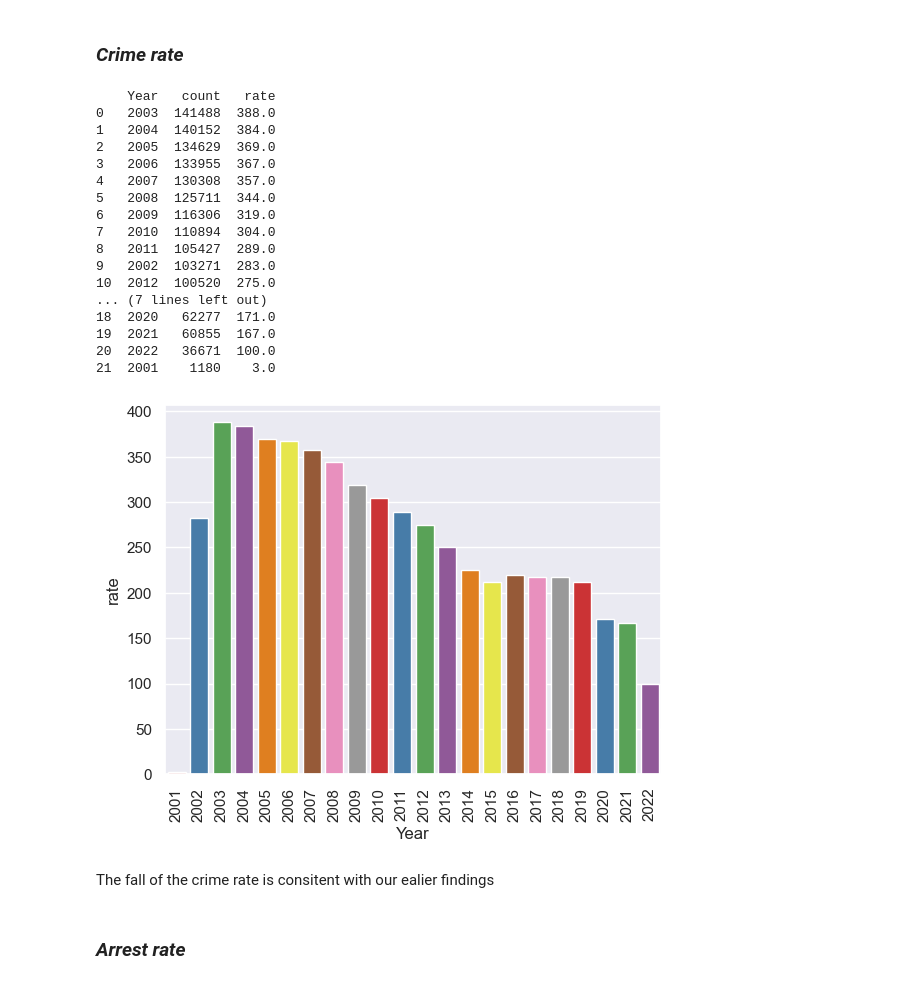
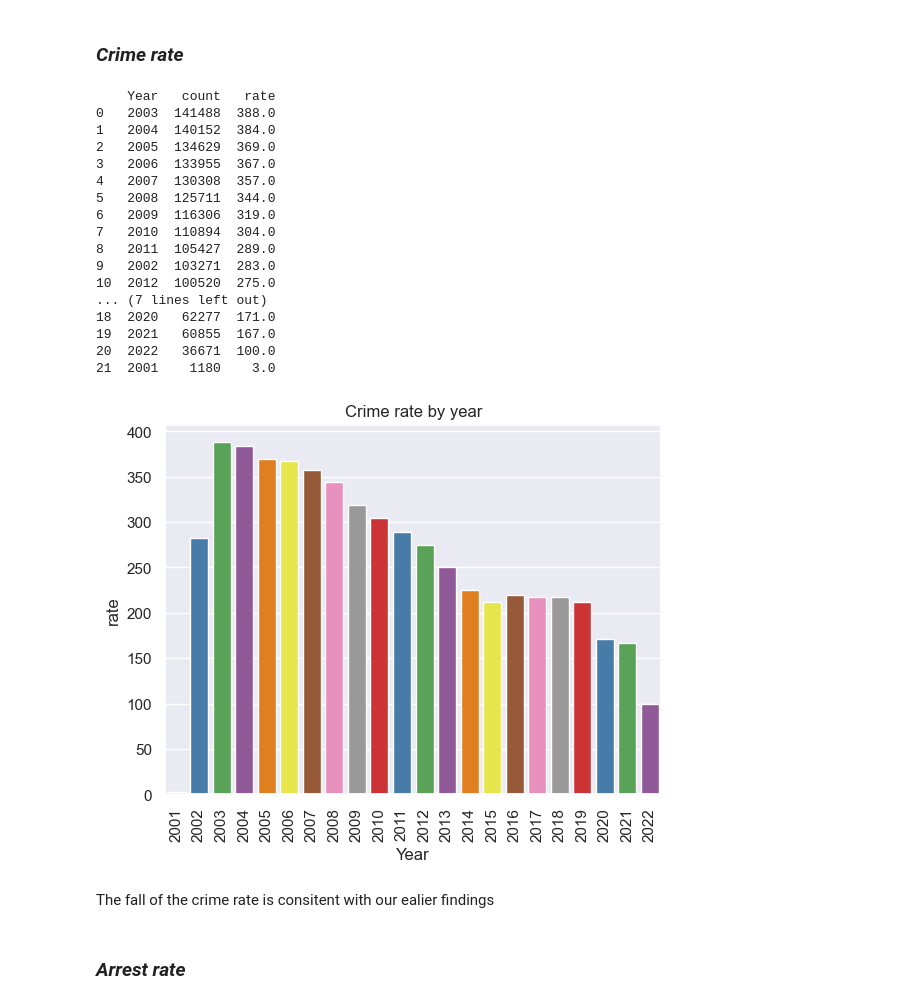
Before and after one commit to SaliuA/Chicago_Crime_EDA, a Jupyter notebook: Chicago_crime_eda.ipynb, the cells around one changed output. Cells and saved outputs as stored; diff of their text form; code cells hidden in the pictures.

```diff
--- a/Chicago_crime_eda.ipynb
+++ b/Chicago_crime_eda.ipynb
@@ -646,31 +647,31 @@ Let us visualize the efforts by law enforcemnet agencies i comabating crime in c
 # %%
 crime_rate= df_crime["Year"].value_counts().reset_index()
 crime_rate["rate"]= round(crime_year["count"]/365)
 print(crime_rate)
 sns.barplot(x="Year",y="rate",data=crime_rate, hue="Year",palette="Set1",legend=False)
-
+plt.title('Crime rate by year')
 plt.xticks(rotation=90)
 plt.show()
 printmd("The fall of the crime rate is consitent with our ealier findings")
 # %% [output]
     Year   count   rate
 0   2003  141488  388.0
 1   2004  140152  384.0
 2   2005  134629  369.0
 3   2006  133955  367.0
 4   2007  130308  357.0
 5   2008  125711  344.0
 6   2009  116306  319.0
 7   2010  110894  304.0
 8   2011  105427  289.0
 9   2002  103271  283.0
 10  2012  100520  275.0
 ... (7 lines left out)
 18  2020   62277  171.0
 19  2021   60855  167.0
 20  2022   36671  100.0
 21  2001    1180    3.0
-[figure, old version]
+[figure, new version]
 The fall of the crime rate is consitent with our ealier findings
 # %% [markdown]
 ### <i>Arrest rate<i>
```
Also changed, not shown: parts of 1 cell of this notebook.
